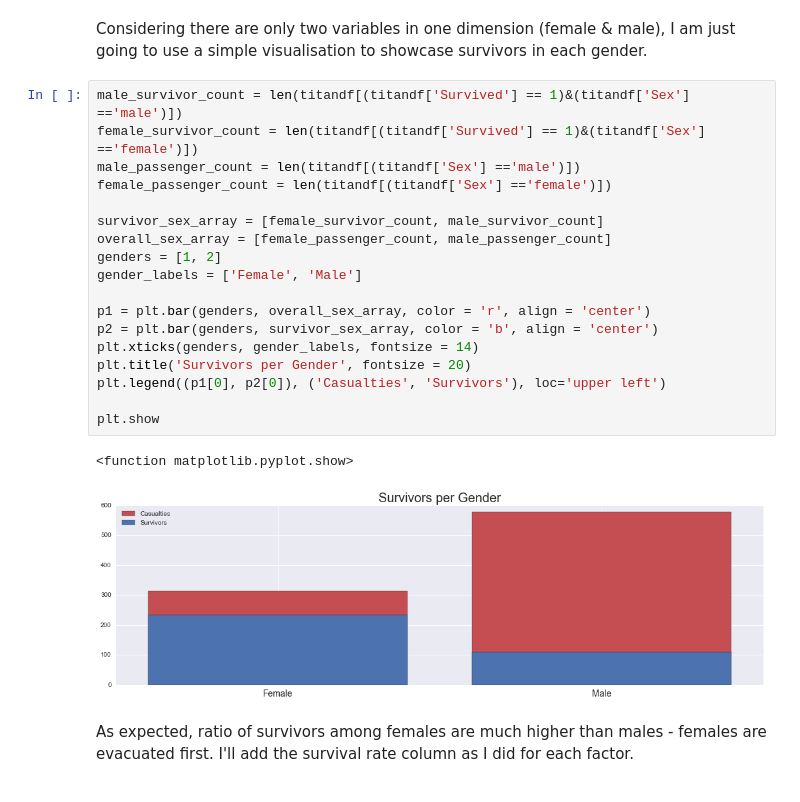
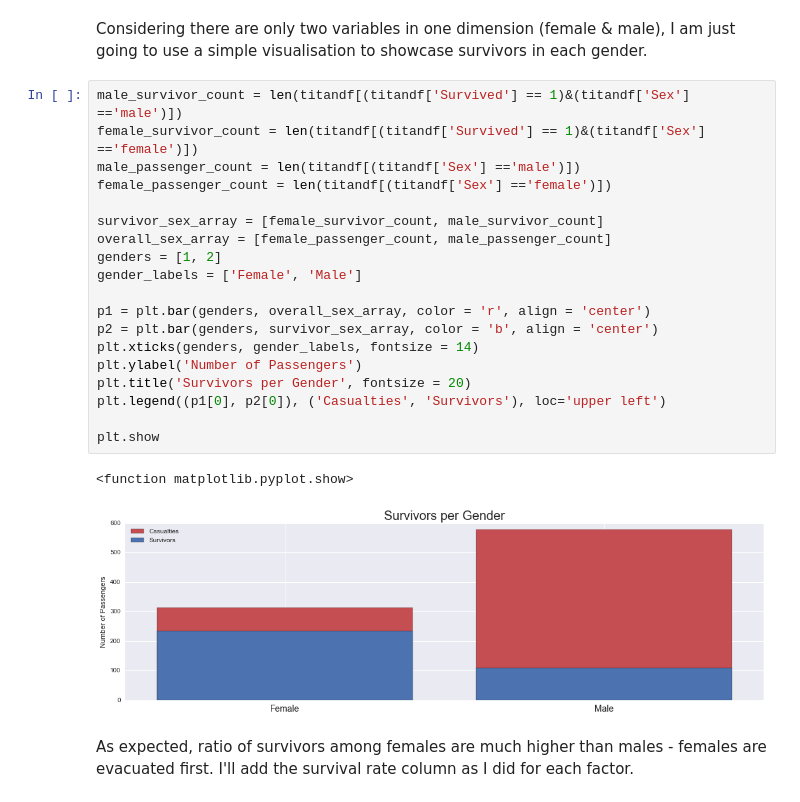
Before and after one commit to emrerg/UdacityDAND, a Jupyter notebook: TitanicDataAnalysis/Titanic_Data.ipynb, the cells around one changed output. Saved outputs shown, nothing was run; the diff lists cells and outputs as text.

Commit message:
Added label to Y axis on gender chart

```diff
--- a/TitanicDataAnalysis/Titanic_Data.ipynb
+++ b/TitanicDataAnalysis/Titanic_Data.ipynb
@@ -393,24 +393,25 @@ Considering there are only two variables in one dimension (female & male), I am
 # %%
 male_survivor_count = len(titandf[(titandf['Survived'] == 1)&(titandf['Sex'] =='male')])
 female_survivor_count = len(titandf[(titandf['Survived'] == 1)&(titandf['Sex'] =='female')])
 male_passenger_count = len(titandf[(titandf['Sex'] =='male')])
 female_passenger_count = len(titandf[(titandf['Sex'] =='female')])
 
 survivor_sex_array = [female_survivor_count, male_survivor_count]
 overall_sex_array = [female_passenger_count, male_passenger_count]
 genders = [1, 2]
 gender_labels = ['Female', 'Male']
 
 p1 = plt.bar(genders, overall_sex_array, color = 'r', align = 'center')
 p2 = plt.bar(genders, survivor_sex_array, color = 'b', align = 'center')
 plt.xticks(genders, gender_labels, fontsize = 14)
+plt.ylabel('Number of Passengers')
 plt.title('Survivors per Gender', fontsize = 20)
 plt.legend((p1[0], p2[0]), ('Casualties', 'Survivors'), loc='upper left')
 
 plt.show
 # %% [output]
 <function matplotlib.pyplot.show>
-[figure, old version]
+[figure, new version]
 # %% [markdown]
 As expected, ratio of survivors among females are much higher than males - females are evacuated first. I'll add the survival rate column as I did for each factor.
 # %%
```
Also changed, not shown: 1 other file.
